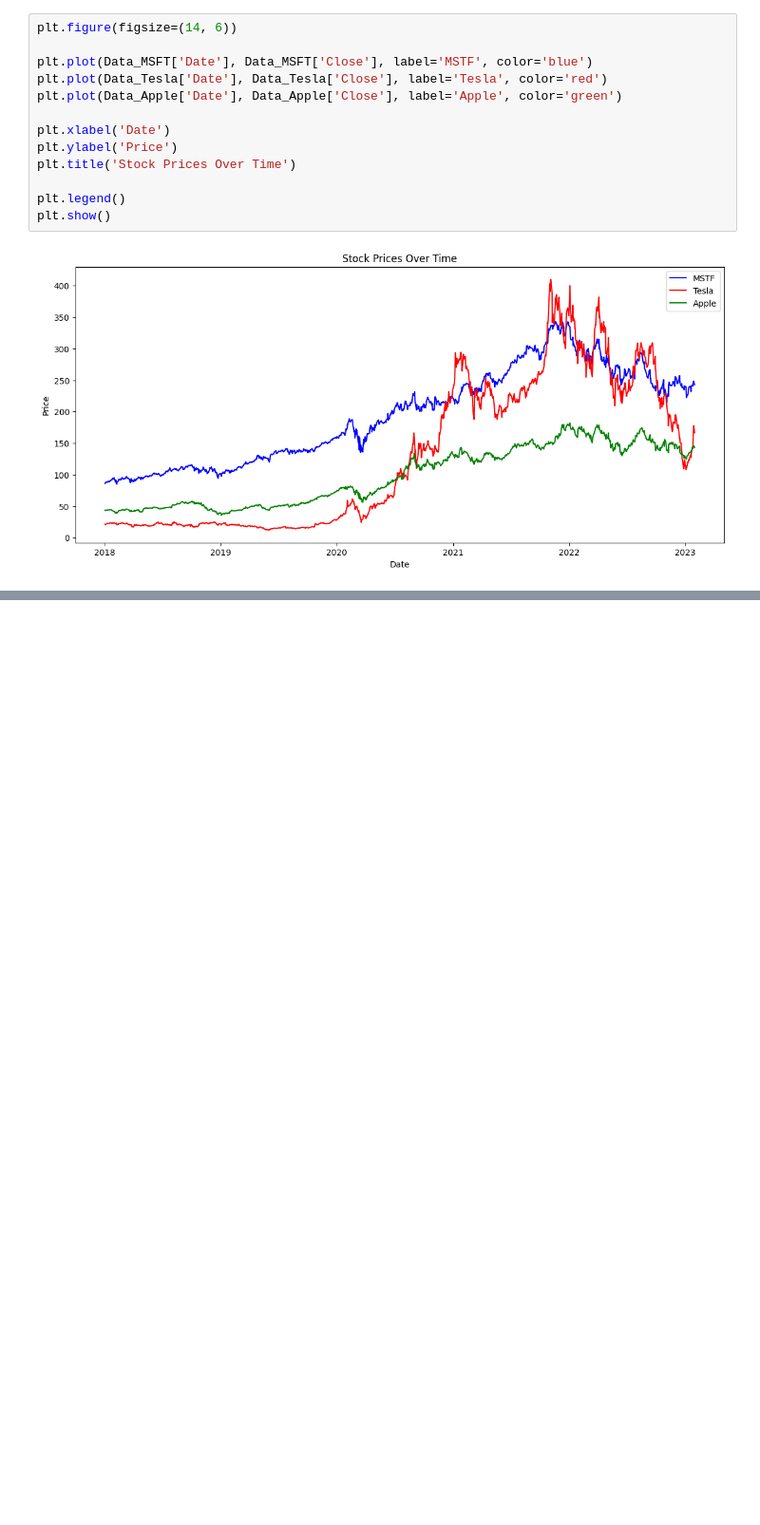
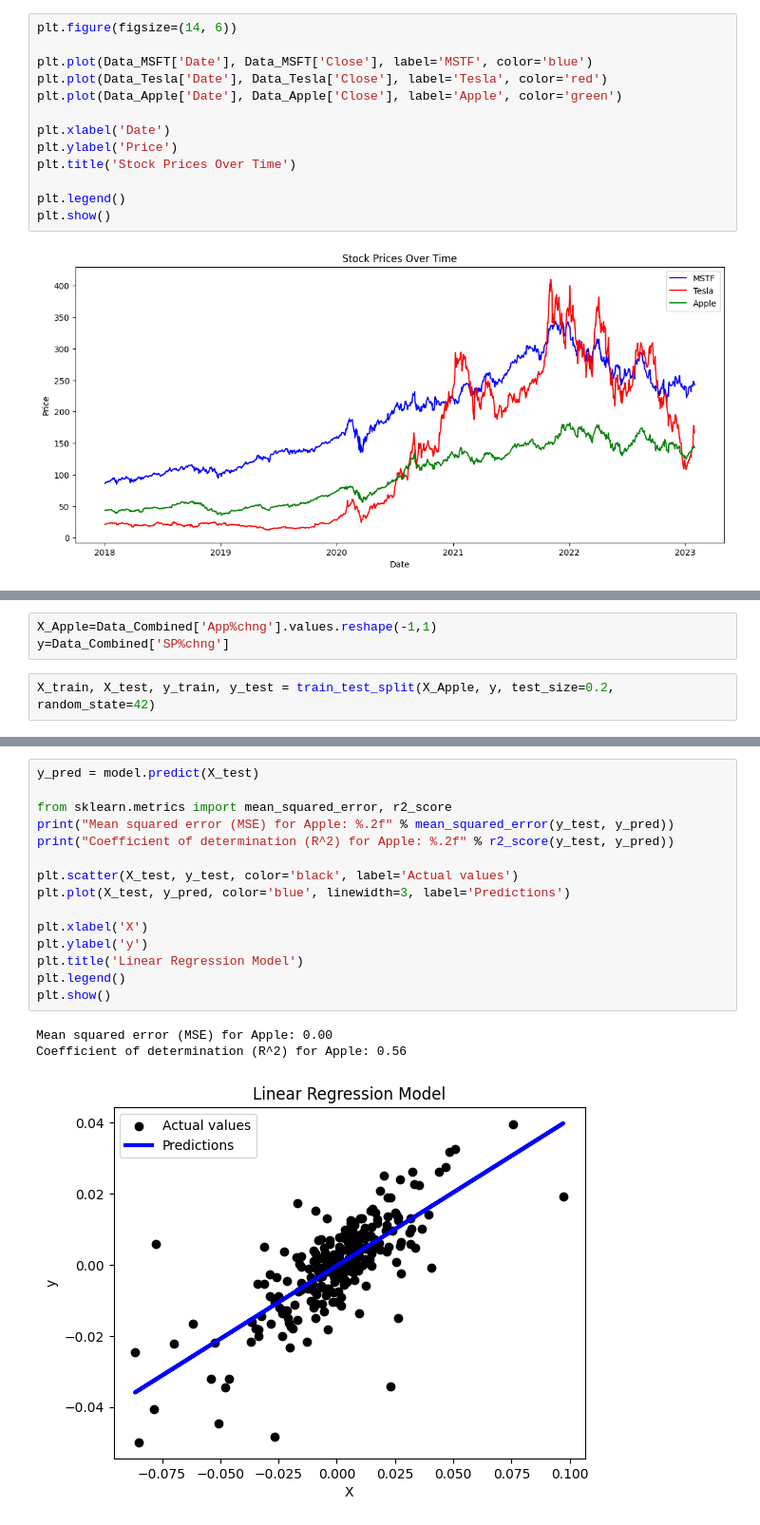
Before and after one commit to frktsc/SP-stock-price, a Jupyter notebook: Stoks_Analysis.ipynb, the cells around one changed output, grey strips where cells are left out. Shown at 95% size. Saved outputs shown, nothing was run; the diff lists cells and outputs as text; blank space fills up the shorter version.

```diff
--- a/Stoks_Analysis.ipynb
+++ b/Stoks_Analysis.ipynb
@@ -228,0 +318,5 @@ plt.show()
+# %%
+X_Apple=Data_Combined['App%chng'].values.reshape(-1,1)
+y=Data_Combined['SP%chng']
+# %%
+X_train, X_test, y_train, y_test = train_test_split(X_Apple, y, test_size=0.2, random_state=42)
@@ -228,0 +327,19 @@ plt.show()
+# %%
+y_pred = model.predict(X_test)
+
+from sklearn.metrics import mean_squared_error, r2_score
+print("Mean squared error (MSE) for Apple: %.2f" % mean_squared_error(y_test, y_pred))
+print("Coefficient of determination (R^2) for Apple: %.2f" % r2_score(y_test, y_pred))
+
+plt.scatter(X_test, y_test, color='black', label='Actual values')
+plt.plot(X_test, y_pred, color='blue', linewidth=3, label='Predictions')
+
+plt.xlabel('X')
+plt.ylabel('y')
+plt.title('Linear Regression Model')
+plt.legend()
+plt.show()
+# %% [output]
+Mean squared error (MSE) for Apple: 0.00
+Coefficient of determination (R^2) for Apple: 0.56
+[figure, added]
```
Also changed, not shown: parts of 27 cells of this notebook, 1 other file.
